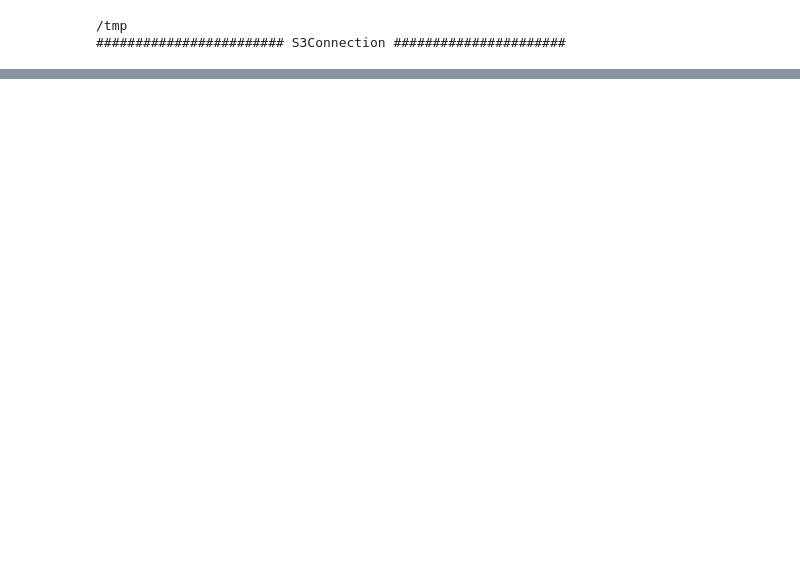
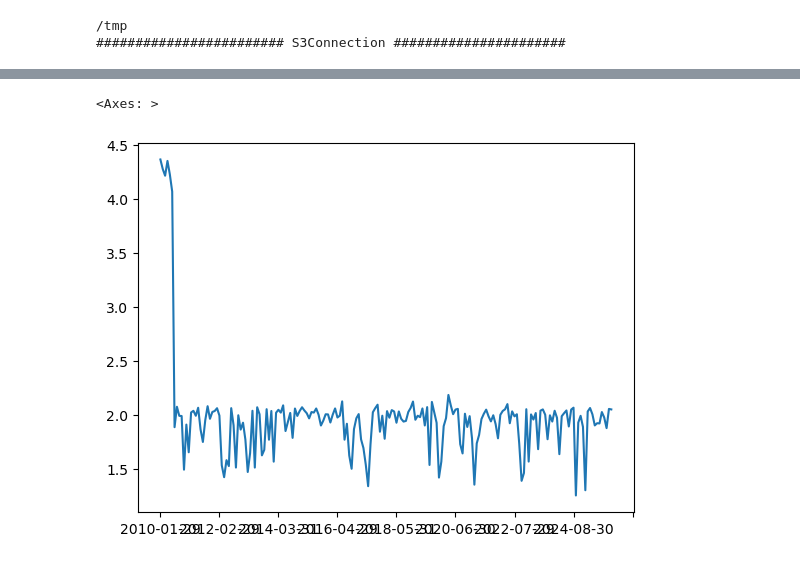
Before and after one commit to nagasai-equbot/terraform-ubs, a Jupyter notebook: optimization.ipynb, the cells around one changed output, grey strips where cells are left out. Cells and saved outputs as stored; diff of their text form; code cells hidden in the pictures; blank space fills up the shorter version.

```diff
--- a/optimization.ipynb
+++ b/optimization.ipynb
@@ -31,7 +31,7 @@ benchmark = s3_helper.read_as_dataframe(bucket, prefix+"benchmark.csv")
 caps = s3_helper.read_as_dataframe(bucket, prefix + "caps.csv")
 closeprices = s3_helper.read_as_dataframe(bucket, prefix + "closeprices.csv")
 ers = s3_helper.read_as_dataframe(bucket, prefix + "ers.csv")
-sector_weights = s3_helper.read_as_dataframe(bucket, prefix + "sector_weights.csv")
+sector_weights = pd.read_csv("data_processed/sector_weights.csv")
 region_weights = s3_helper.read_as_dataframe(bucket, prefix + "region_weights.csv")
 selection = s3_helper.read_as_dataframe(bucket, prefix + 'selection.csv')
 market_caps = s3_helper.read_as_dataframe(bucket, prefix +"market_caps.csv")
@@ -426,0 +472,2 @@ for date in rebalance_dates:
+# %%
+portfolios = pd.read_csv("portfolios-mixed-te-cutoff-dates.csv")
@@ -426,0 +526,11 @@ for date in rebalance_dates:
+# %%
+sector_map = dict(zip(sector_weights['isin'].tolist(), sector_weights['sector_name'].tolist()))
+portfolios['sector-name'] = portfolios['isin'].map(sector_map)
+# %%
+psector_weights = portfolios.set_index('isin').groupby('sector-name').sum()
+dates = psector_weights.columns.tolist()
+# %%
+(sector_weights.drop_duplicates(subset=['sector_name']).dropna().reset_index(drop=True).drop(columns=['isin']).set_index('sector_name')[dates]/psector_weights).max().plot()
+# %% [output]
+<Axes: >
+[figure, added]
```
Also changed, not shown: parts of 20 cells of this notebook, 2 other files.
